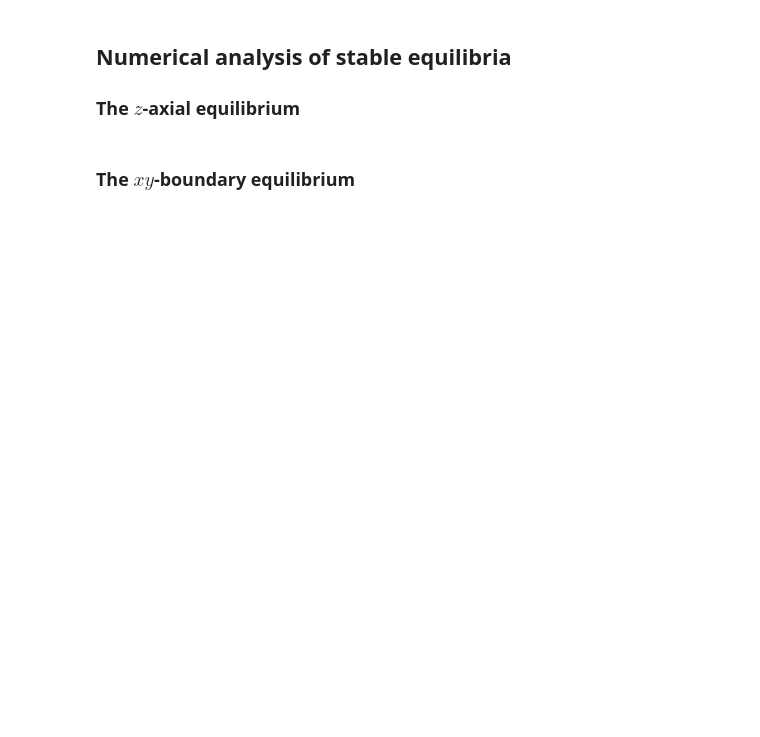
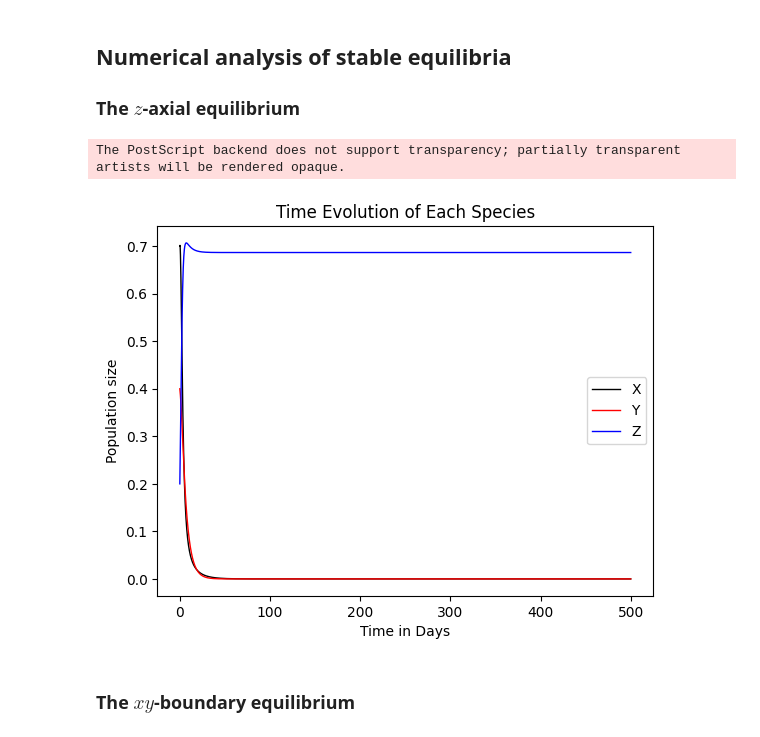
Before and after one commit to rkp1503/Complex-Dynamics-of-a-Three-Species-Ecosystem, a Jupyter notebook: code_python/main.ipynb, the cells around one changed output. Drawn from its saved outputs; the diff is of its cells as text; code cells hidden in the pictures; blank space fills up the shorter version.

```diff
--- a/code_python/main.ipynb
+++ b/code_python/main.ipynb
@@ -411,17 +321,20 @@ C_2C_1-C_0:
 ## Numerical analysis of stable equilibria
 ### The $z$-axial equilibrium
 # %%
-param_values = [0.404, 0.903, 0.182, 0.639, 0.283, 0.301, 0.110, 0.645, 0.175, 0.145]
+param_values = [0.007, 1.136, 0.874, 0.318, 0.416, 1.59, 1.655, 0.791, 0.994, 0.356]
 
 ts, sol = utils.solve_model(model, t_max, vars_dict, param_values)
 
 title = "Time Evolution of Each Species"
 xaxis = "Time in Days"
 yaxis = "Population size"
 
 filename = "equilibrium-axial-z"
 
 utils.my_plot(ts, sol, title, xaxis, yaxis, labels_colors_dict, filename=filename)
+# %% [output]
+The PostScript backend does not support transparency; partially transparent artists will be rendered opaque.
+[figure, added]
 # %% [markdown]
 ### The $xy$-boundary equilibrium
 # %%
```
Also changed, not shown: parts of 26 cells of this notebook.
